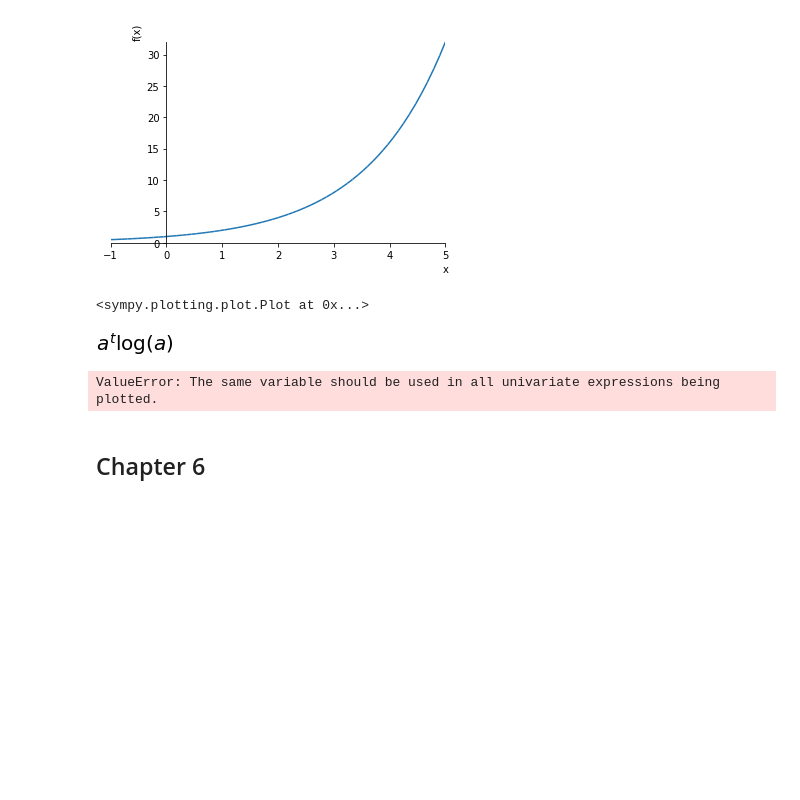
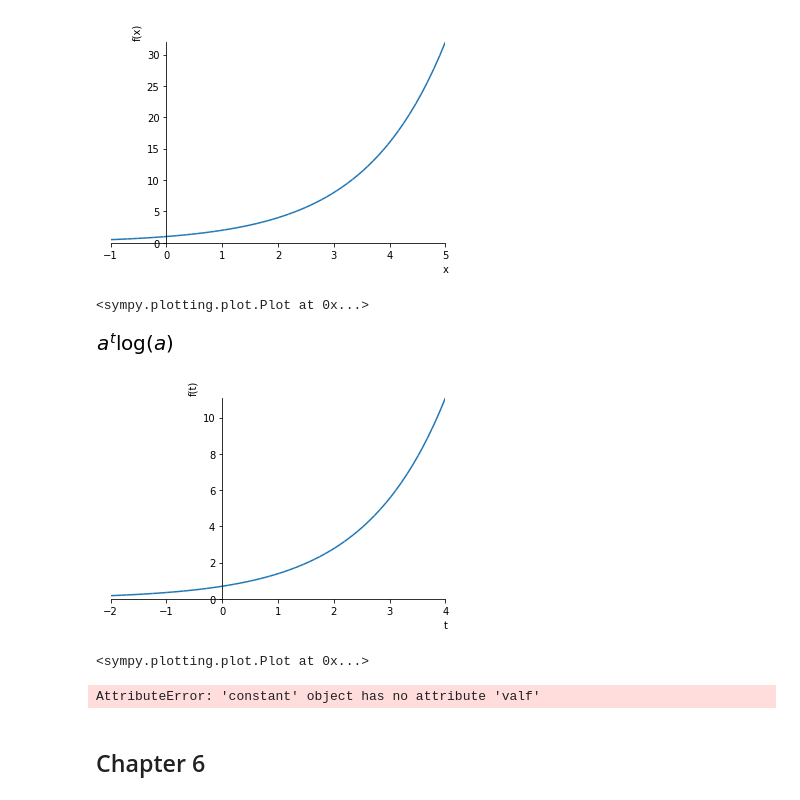
Before and after one commit to xdanger/notebooks, a Jupyter notebook: Mathematics/Essence of Caculus.ipynb, the cells around one changed output. Cells and saved outputs as stored; diff of their text form; code cells hidden in the pictures; blank space fills up the shorter version.

```diff
--- a/Mathematics/Essence of Caculus.ipynb
+++ b/Mathematics/Essence of Caculus.ipynb
@@ -238,8 +238,13 @@ expr10
 # %% [output]
 [figure]
 # %%
-plot(expr10.subs(t=2, (t, -2, 4))
+plot(expr10.subs(a, 2), (t, -2, 4))
 # %% [output]
+[figure, added]
-ValueError: The same variable should be used in all univariate expressions being plotted.
+<sympy.plotting.plot.Plot at 0x...>
+# %%
+ln2.valf()
+# %% [output]
+AttributeError: 'constant' object has no attribute 'valf'
 # %% [markdown]
 ## Chapter 6
```
